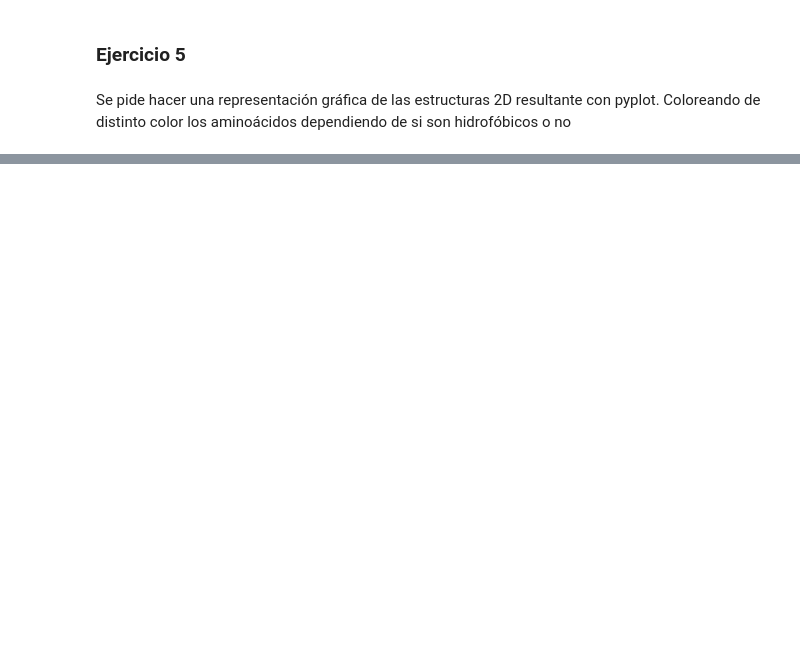
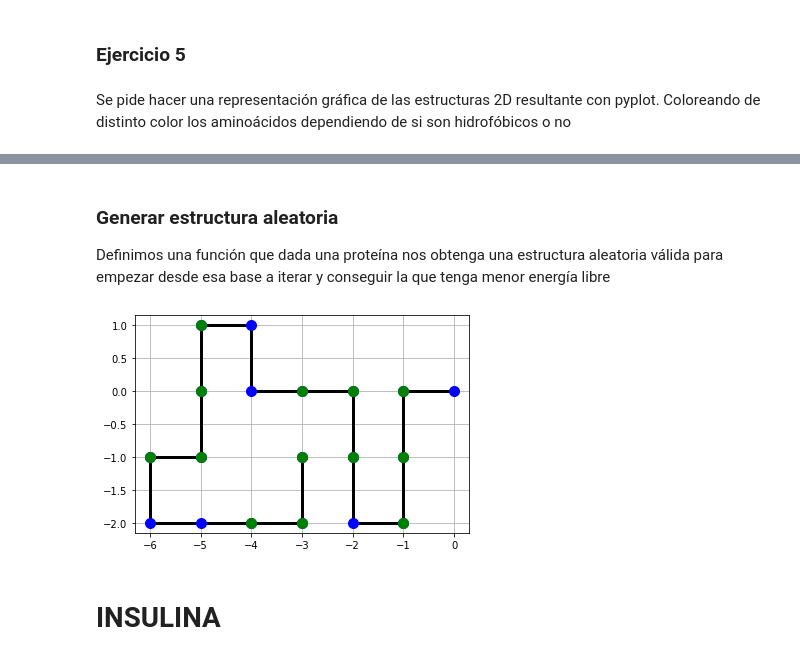
Before and after one commit to ferandgal/TrabajoIA, a Jupyter notebook: Plegamiento_ferandgal_framurpri.ipynb, the cells around one changed output, grey strips where cells are left out. Saved outputs shown, nothing was run; the diff lists cells and outputs as text; code cells hidden in the pictures; blank space fills up the shorter version.

```diff
--- a/Plegamiento_ferandgal_framurpri.ipynb
+++ b/Plegamiento_ferandgal_framurpri.ipynb
@@ -262,0 +267,30 @@ plt.grid()
+# %% [markdown]
+### Generar estructura aleatoria
+Definimos una función que dada una proteína nos obtenga una estructura aleatoria válida para empezar desde esa base a iterar y conseguir la que tenga menor energía libre
+# %%
+import random
+def generate_random_structure(protein):
+    i = 1
+    estructura = 'I'
+    while i < len(protein):
+        x = random.randint(1,4)
+        if (x == 1):
+            estructura += 'N'
+        elif (x == 2):
+            estructura += 'S'
+        elif (x==3):
+            estructura += 'E'
+        else:
+            estructura += 'W'
+        i += 1
+    while len(get_spatial_dic(protein, estructura)) == 0:
+        estructura = generate_random_structure(protein)
+    else:
+        return estructura
+
+struct = generate_random_structure('DACMQVCGHRSLFPNKSGY')
+show_protein('DACMQVCGHRSLFPNKSGY',struct)
+# %% [output]
+[figure, added]
+# %% [markdown]
+# INSULINA
```
Also changed, not shown: parts of 8 cells of this notebook.
